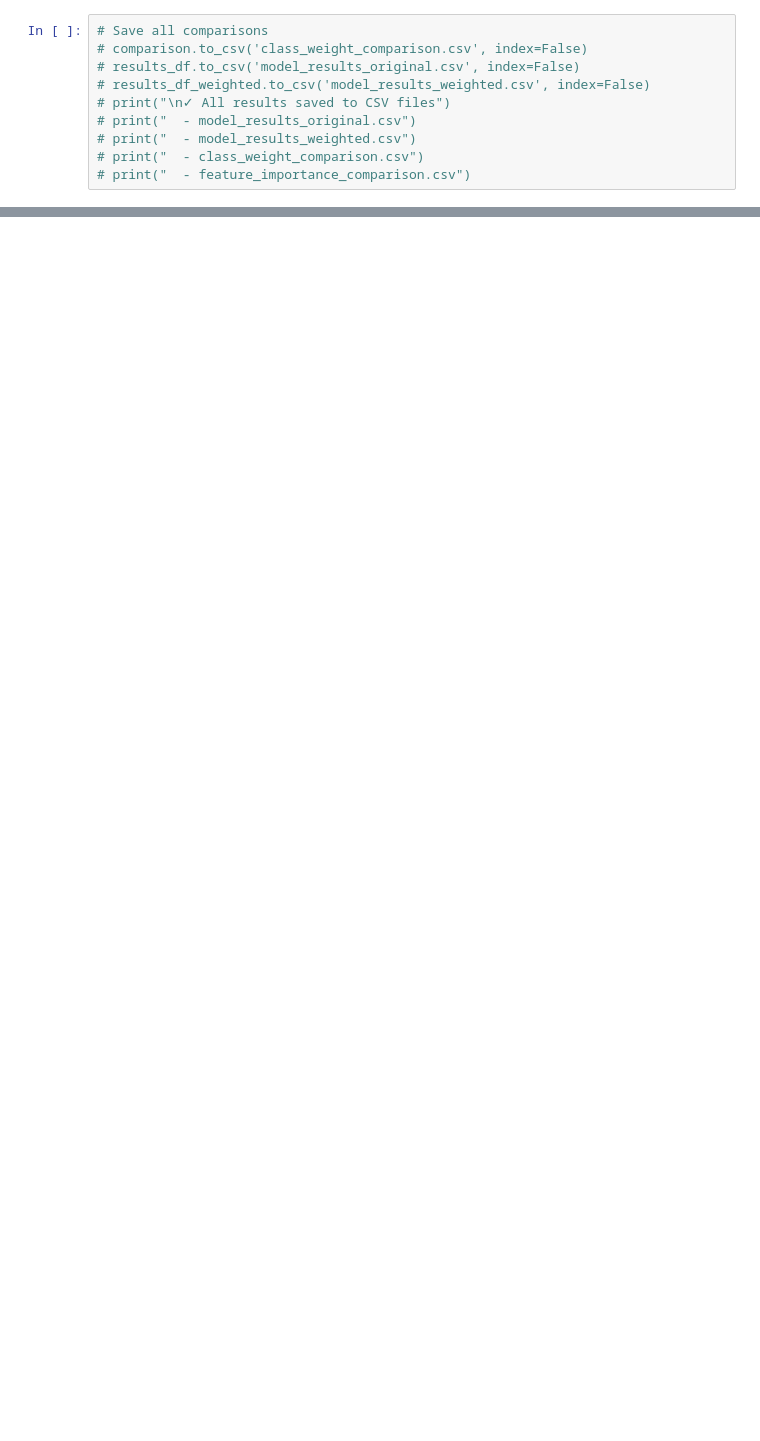
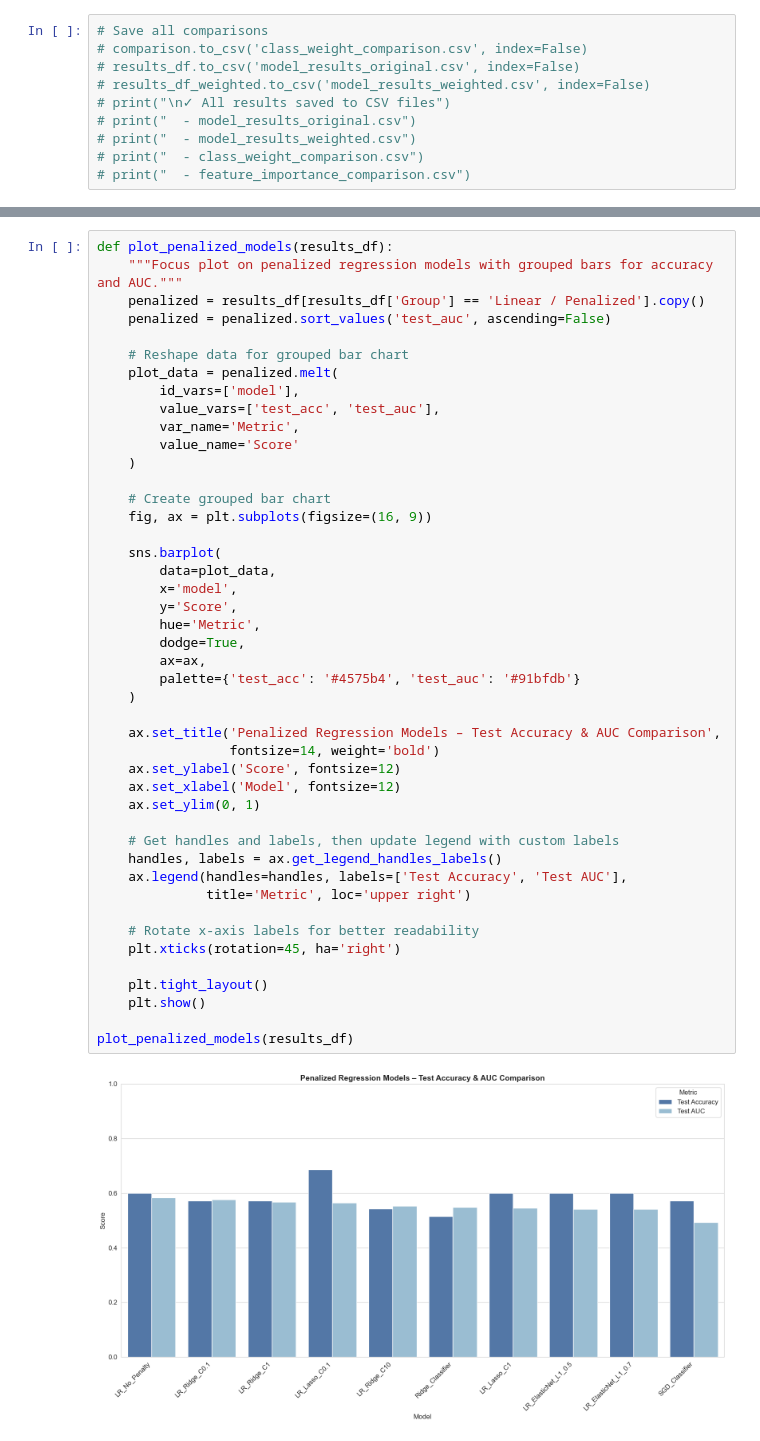
Before and after one commit to Spagestic/HKBU-Final-Year-Project, a Jupyter notebook: toxicity_8.ipynb, the cells around one changed output, grey strips where cells are left out. Drawn from its saved outputs; the diff is of its cells as text; blank space fills up the shorter version.

```diff
--- a/toxicity_8.ipynb
+++ b/toxicity_8.ipynb
@@ -640,0 +786,47 @@ False Negatives (Toxic → NonToxic): 7 → 7 (Δ=+0)
+# %%
+def plot_penalized_models(results_df):
+    """Focus plot on penalized regression models with grouped bars for accuracy and AUC."""
+    penalized = results_df[results_df['Group'] == 'Linear / Penalized'].copy()
+    penalized = penalized.sort_values('test_auc', ascending=False)
+
+    # Reshape data for grouped bar chart
+    plot_data = penalized.melt(
+        id_vars=['model'],
+        value_vars=['test_acc', 'test_auc'],
+        var_name='Metric',
+        value_name='Score'
+    )
+
+    # Create grouped bar chart
+    fig, ax = plt.subplots(figsize=(16, 9))
+
+    sns.barplot(
+        data=plot_data,
+        x='model',
+        y='Score',
+        hue='Metric',
+        dodge=True,
+        ax=ax,
+        palette={'test_acc': '#4575b4', 'test_auc': '#91bfdb'}
+    )
+
+    ax.set_title('Penalized Regression Models – Test Accuracy & AUC Comparison',
+                 fontsize=14, weight='bold')
+    ax.set_ylabel('Score', fontsize=12)
+    ax.set_xlabel('Model', fontsize=12)
+    ax.set_ylim(0, 1)
+
+    # Get handles and labels, then update legend with custom labels
+    handles, labels = ax.get_legend_handles_labels()
+    ax.legend(handles=handles, labels=['Test Accuracy', 'Test AUC'],
+              title='Metric', loc='upper right')
+
+    # Rotate x-axis labels for better readability
+    plt.xticks(rotation=45, ha='right')
+
+    plt.tight_layout()
+    plt.show()
+
+plot_penalized_models(results_df)
+# %% [output]
+[figure, added]
```
Also changed, not shown: parts of 26 cells of this notebook.
